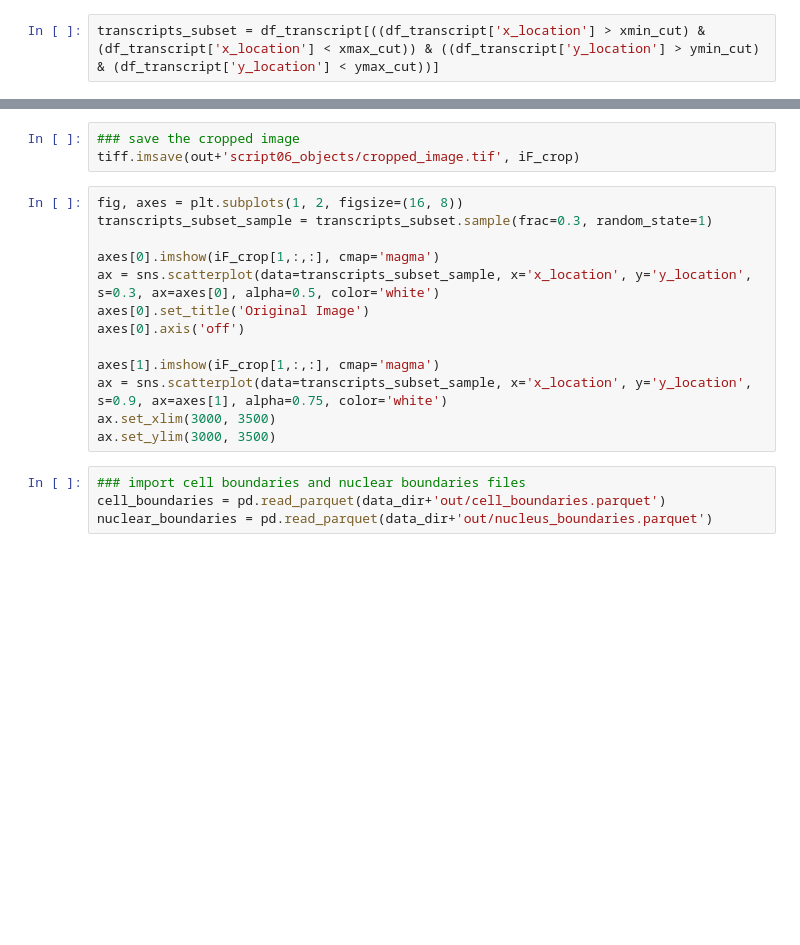
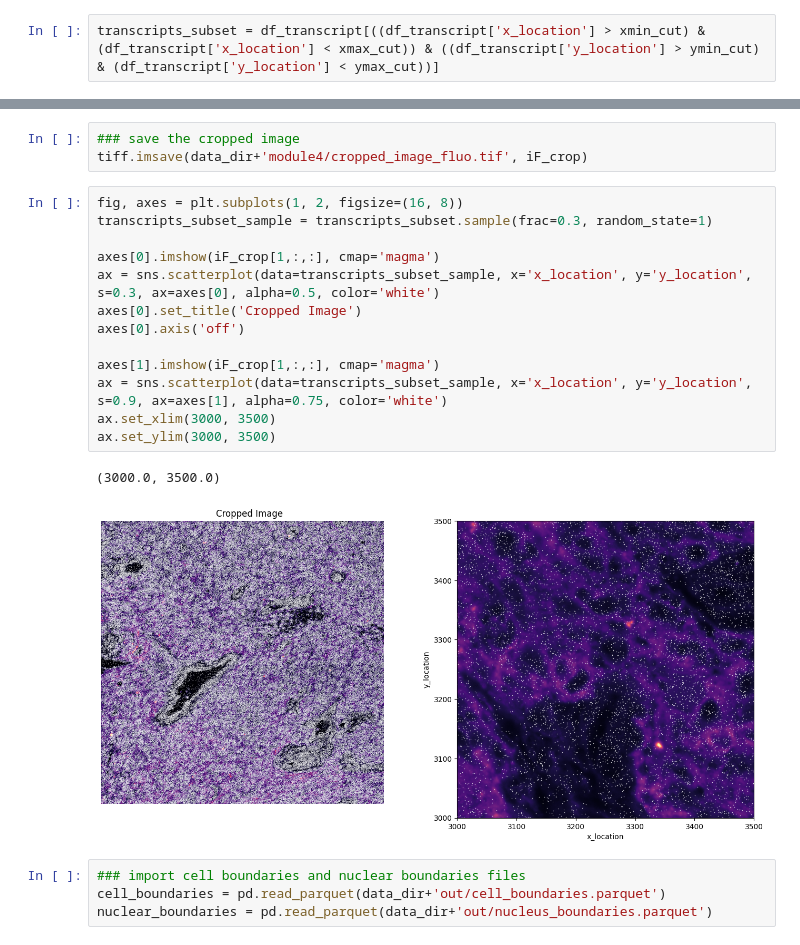
Before and after one commit to dr-sayyadhury/spatial_analysis_workshop_iso2024, a Jupyter notebook: scripts/module4/module4_supplementary_script03_pre_lesson_processing.ipynb, the cells around one changed output, grey strips where cells are left out. Drawn from its saved outputs; the diff is of its cells as text; blank space fills up the shorter version.

```diff
--- a/scripts/module4/module4_supplementary_script03_pre_lesson_processing.ipynb
+++ b/scripts/module4/module4_supplementary_script03_pre_lesson_processing.ipynb
@@ -69,19 +118,22 @@ for channel in range(4):
 # %%
 ### save the cropped image
-tiff.imsave(out+'script06_objects/cropped_image.tif', iF_crop)
+tiff.imsave(data_dir+'module4/cropped_image_fluo.tif', iF_crop)
 # %%
 fig, axes = plt.subplots(1, 2, figsize=(16, 8))
 transcripts_subset_sample = transcripts_subset.sample(frac=0.3, random_state=1)
 
 axes[0].imshow(iF_crop[1,:,:], cmap='magma')
 ax = sns.scatterplot(data=transcripts_subset_sample, x='x_location', y='y_location', s=0.3, ax=axes[0], alpha=0.5, color='white')
-axes[0].set_title('Original Image')
+axes[0].set_title('Cropped Image')
 axes[0].axis('off')
 
 axes[1].imshow(iF_crop[1,:,:], cmap='magma')
 ax = sns.scatterplot(data=transcripts_subset_sample, x='x_location', y='y_location', s=0.9, ax=axes[1], alpha=0.75, color='white')
 ax.set_xlim(3000, 3500)
 ax.set_ylim(3000, 3500)
+# %% [output]
+(3000.0, 3500.0)
+[figure, added]
 # %%
 ### import cell boundaries and nuclear boundaries files
 cell_boundaries = pd.read_parquet(data_dir+'out/cell_boundaries.parquet')
```
Also changed, not shown: parts of 24 cells of this notebook, 15 other files.
